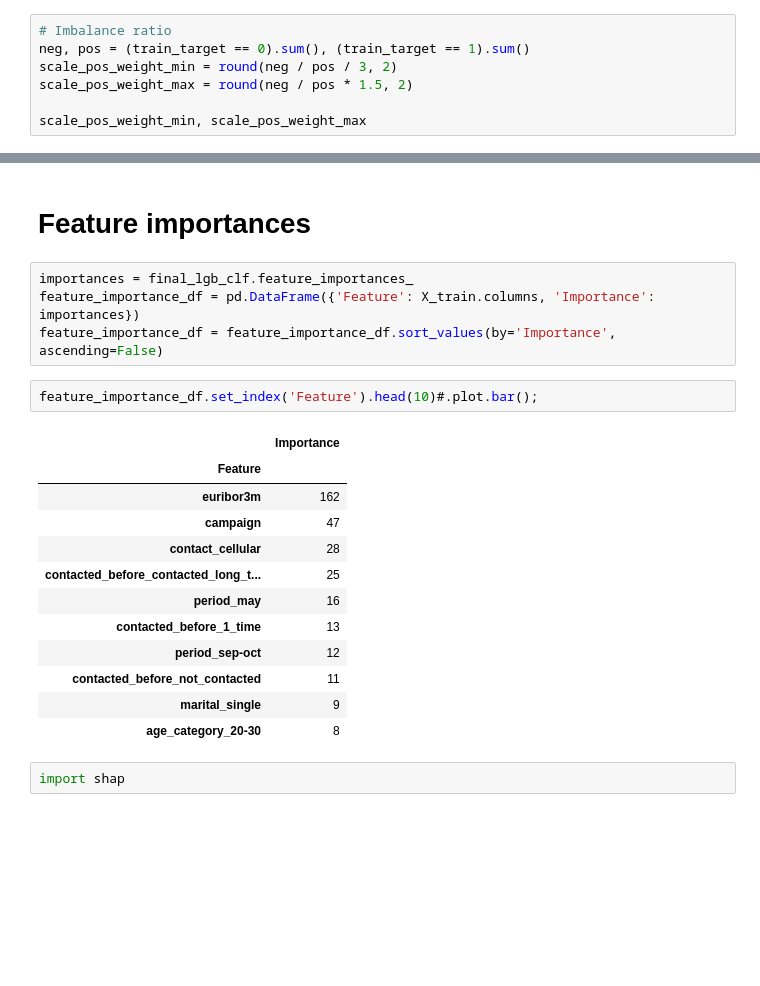
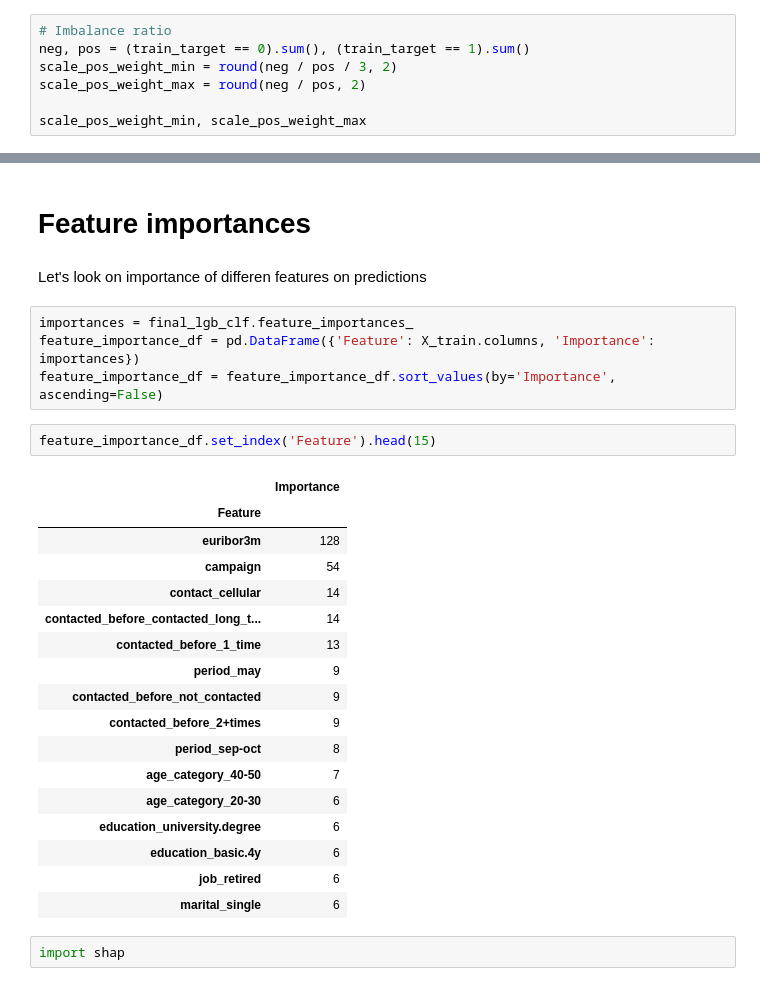
Before and after one commit to Bukhanovskyi/Bank_Marketing_Dataset_Machine_Learning_Project, a Jupyter notebook: Mid_term_Project.ipynb, the cells around one changed output, grey strips where cells are left out. Saved outputs shown, nothing was run; the diff lists cells and outputs as text; blank space fills up the shorter version.

```diff
--- a/Mid_term_Project.ipynb
+++ b/Mid_term_Project.ipynb
@@ -1294,7 +1294,7 @@ The F1 of 0.46 on the positive class is competitive with Logistic Regression (0.
 # Imbalance ratio
 neg, pos = (train_target == 0).sum(), (train_target == 1).sum()
 scale_pos_weight_min = round(neg / pos / 3, 2)
-scale_pos_weight_max = round(neg / pos * 1.5, 2)
+scale_pos_weight_max = round(neg / pos, 2)
 
 scale_pos_weight_min, scale_pos_weight_max
 # %% [output]
@@ -1733,25 +1735,32 @@ The absence of a significant difference between the metrics on the train and val
 Overall, LightGBM was chosen as the final model due to the best ROC_AUC, good balance between precision and recall, as well as the stability of the results.
 # %% [markdown]
 # Feature importances
+# %% [markdown]
+Let's look on importance of differen features on predictions
 # %%
 importances = final_lgb_clf.feature_importances_
 feature_importance_df = pd.DataFrame({'Feature': X_train.columns, 'Importance': importances})
 feature_importance_df = feature_importance_df.sort_values(by='Importance', ascending=False)
 # %%
-feature_importance_df.set_index('Feature').head(10)#.plot.bar();
+feature_importance_df.set_index('Feature').head(15)
 # %% [output]
 |  | Importance |
 | Feature |  |
-| euribor3m | 162 |
-| campaign | 47 |
-| contact_cellular | 28 |
-| contacted_before_contacted_long_t... | 25 |
-| period_may | 16 |
+| euribor3m | 128 |
+| campaign | 54 |
+| contact_cellular | 14 |
+| contacted_before_contacted_long_t... | 14 |
 | contacted_before_1_time | 13 |
-| period_sep-oct | 12 |
-| contacted_before_not_contacted | 11 |
-| marital_single | 9 |
-| age_category_20-30 | 8 |
+| period_may | 9 |
+| contacted_before_not_contacted | 9 |
+| contacted_before_2+times | 9 |
+| period_sep-oct | 8 |
+| age_category_40-50 | 7 |
+| age_category_20-30 | 6 |
+| education_university.degree | 6 |
+| education_basic.4y | 6 |
+| job_retired | 6 |
+| marital_single | 6 |
 # %%
 import shap
 # %%
```
Also changed, not shown: parts of 20 cells of this notebook.
